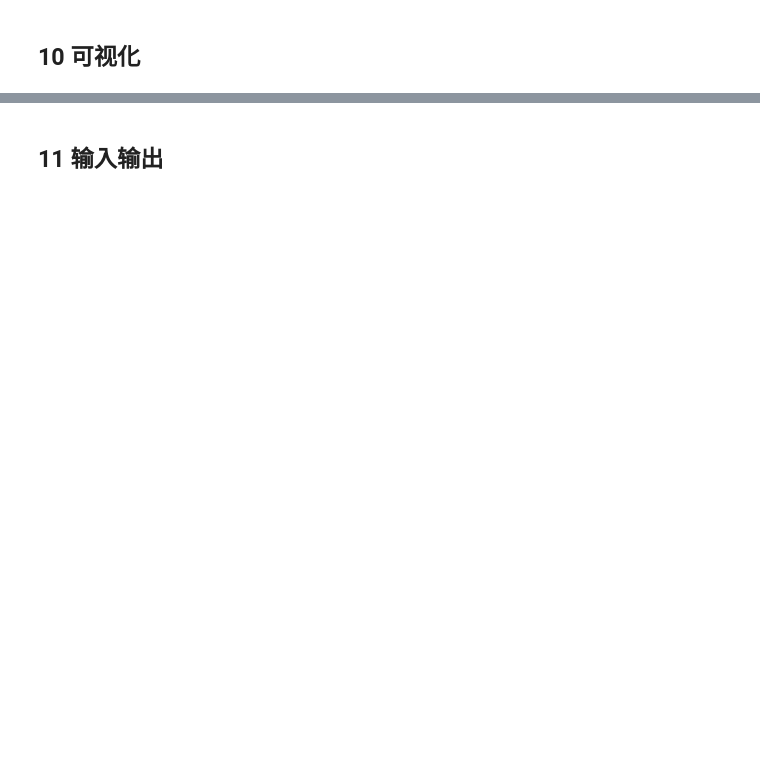
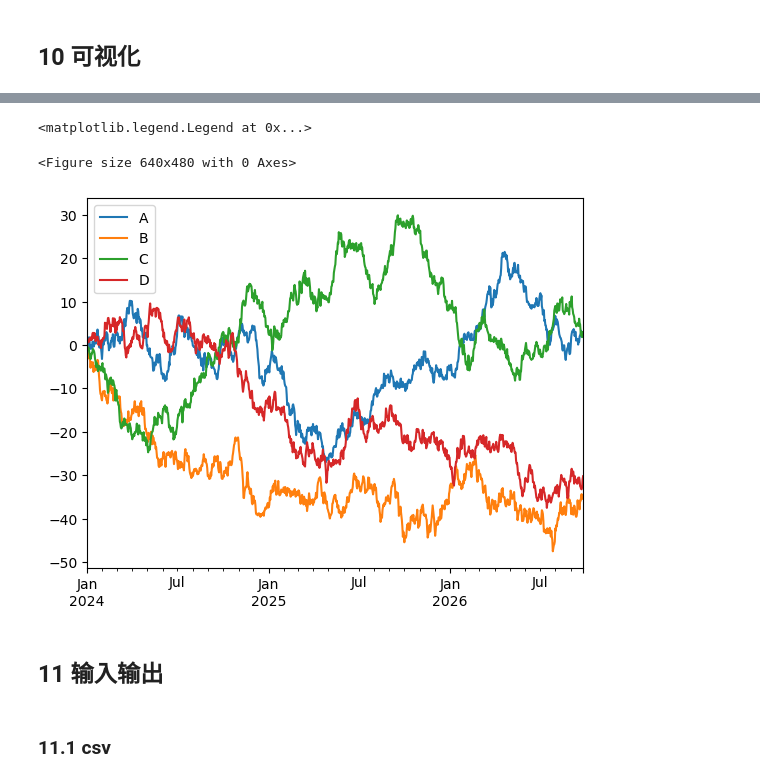
Before and after one commit to 1517005260/ai-learning, a Jupyter notebook: data-analysis/pandas/pandas.ipynb, the cells around one changed output, grey strips where cells are left out. Cells and saved outputs as stored; diff of their text form; code cells hidden in the pictures; blank space fills up the shorter version.

```diff
--- a/data-analysis/pandas/pandas.ipynb
+++ b/data-analysis/pandas/pandas.ipynb
@@ -540,2 +670,15 @@ pd.pivot_table(df, values='D', index=['A', 'B'], columns=['C'])
+# %%
+data1 = pd.DataFrame(np.random.randn(1000,4), # 生成 1000 x 4 个 正太分布数
+                    index=data.index, columns=['A','B','C','D'])
+data1 = data1.cumsum()
+plt.figure()
+data1.plot()
+plt.legend(loc='best') # plt.legend() 添加图例，loc='best' 参数表示将图例放在图形中的最佳位置
+# %% [output]
+<matplotlib.legend.Legend at 0x...>
+<Figure size 640x480 with 0 Axes>
+[figure, added]
 # %% [markdown]
 ## 11 输入输出
+# %% [markdown]
+### 11.1 csv
```
Also changed, not shown: parts of 66 cells of this notebook, 3 other files.
